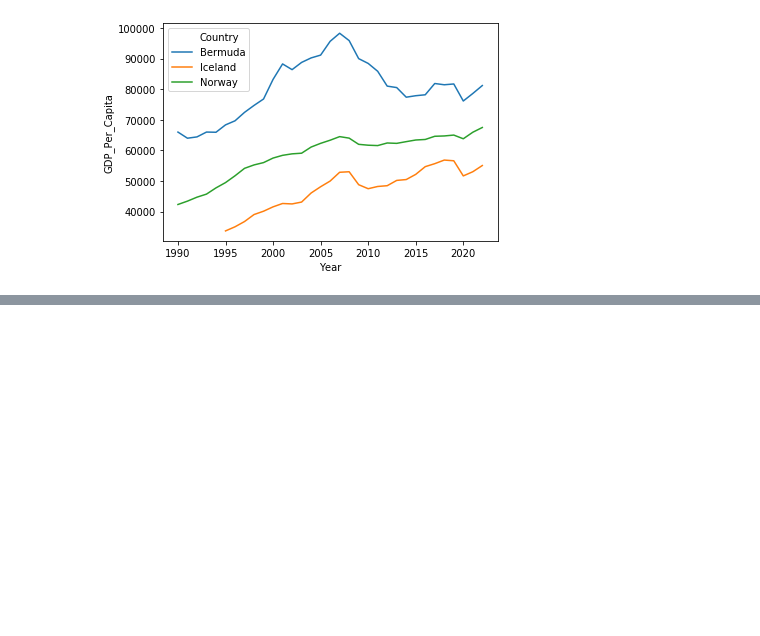
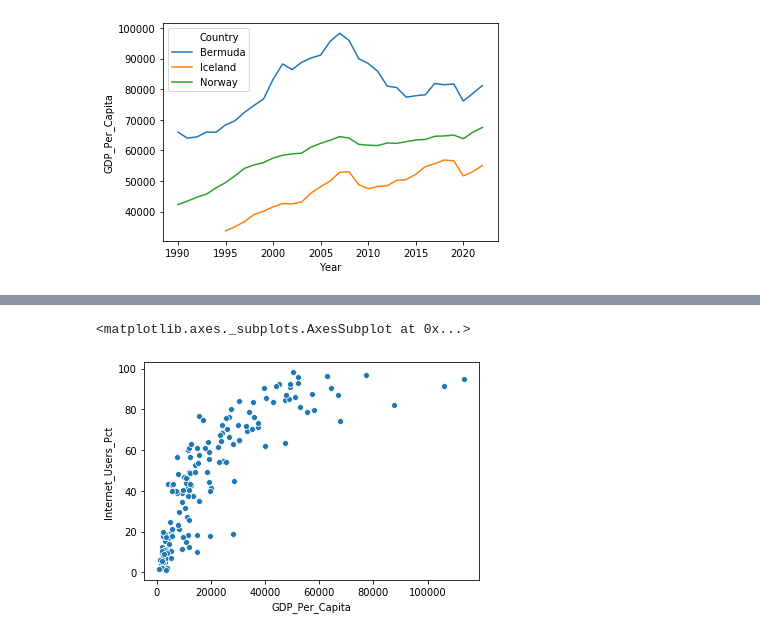
Before and after one commit to NSS-Data-Analytics-Cohort-10/gdp-and-internet-usage-aaron-hollinger, a Jupyter notebook: notebooks/internet_gdp_notebook.ipynb, the cells around one changed output, grey strips where cells are left out. Cells and saved outputs as stored; diff of their text form; code cells hidden in the pictures; blank space fills up the shorter version.

```diff
--- a/notebooks/internet_gdp_notebook.ipynb
+++ b/notebooks/internet_gdp_notebook.ipynb
@@ -588,0 +617,6 @@ gdp_and_internet_use_merged_2014 = gdp_and_internet_use_merged[gdp_and_internet_
+# %%
+gdp_and_internet_use_gdp = gdp_and_internet_use_2014_final[['Country', 'Year', 'GDP_Per_Capita']]
+# %%
+gdp_and_internet_use_pct = gdp_and_internet_use_pct.dropna()
+# %%
+gdp_and_internet_use_gdp = gdp_and_internet_use_gdp.dropna()
@@ -589,4 +655,9 @@ gdp_and_internet_use_merged_2014 = gdp_and_internet_use_merged[gdp_and_internet_
+# %%
+gdp_internet_final = pd.merge(gdp_and_internet_use_pct, gdp_and_internet_use_gdp, on = 'Country', how = 'left')
 # %%
 sns.scatterplot(x="GDP_Per_Capita",
                     y="Internet_Users_Pct",
-                    data=gdp_and_internet_use_merged_2014)
+                    data=gdp_internet_final)
+# %% [output]
+<matplotlib.axes._subplots.AxesSubplot at 0x...>
+[figure, added]
```
Also changed, not shown: parts of 12 cells of this notebook.
